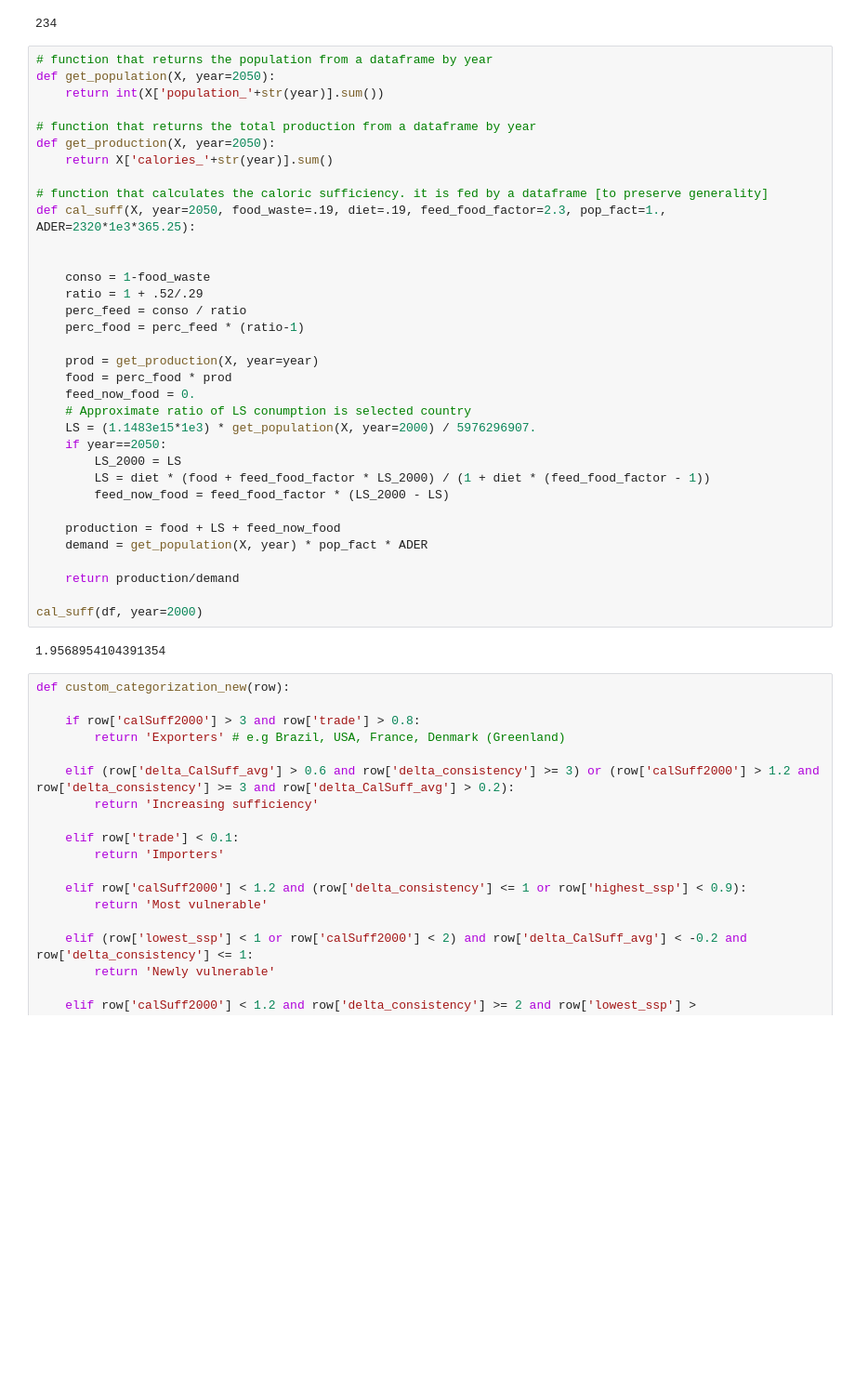
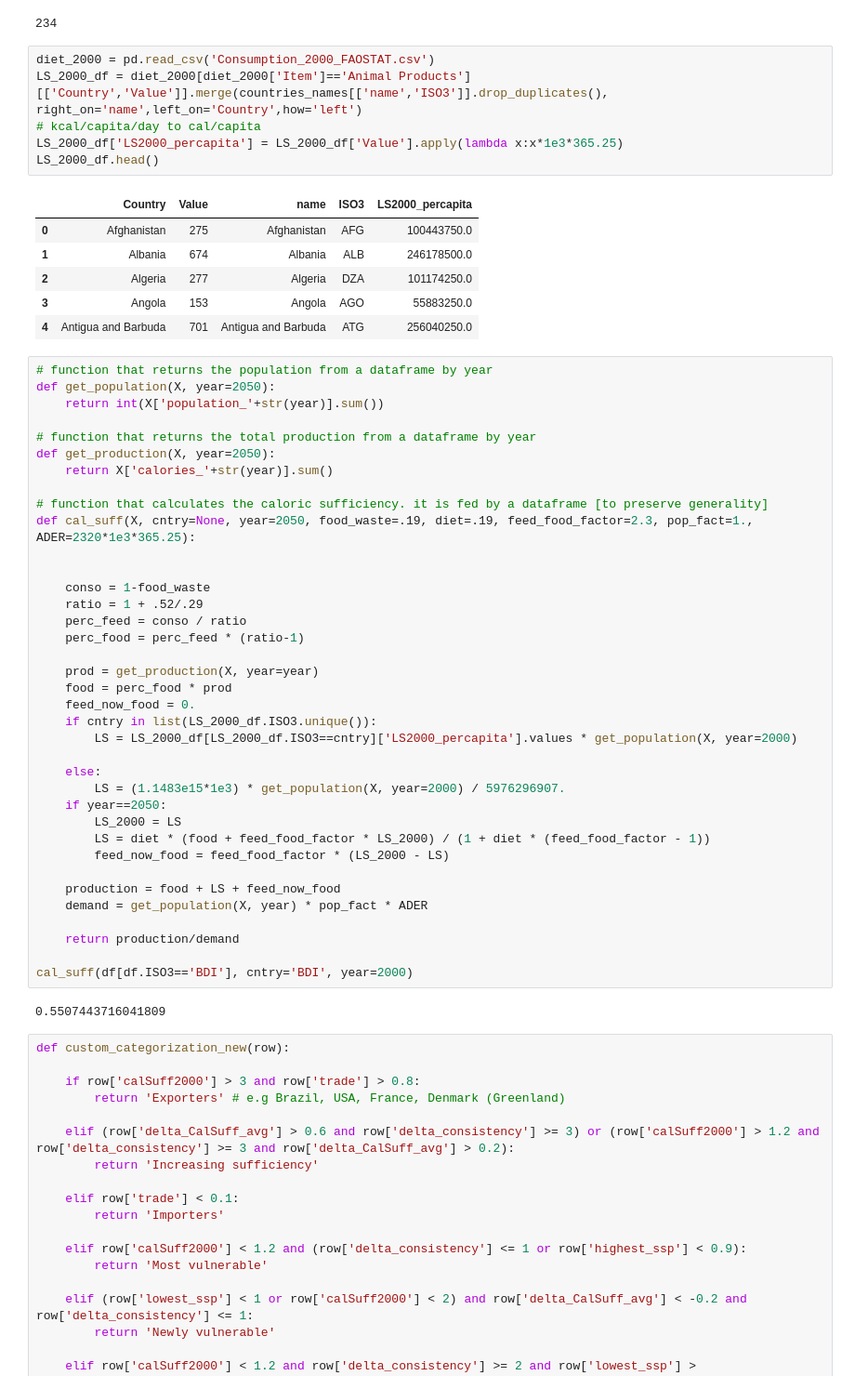
Before and after one commit to charlottegiseleweil/future-food-sufficiency, a Jupyter notebook: sufficiencies/SA_MC_caloric_sufficiency.ipynb, the cells around one changed output. Shown at 93% size. Drawn from its saved outputs; the diff is of its cells as text; blank space fills up the shorter version.

Commit message:
new cal_suff with FAO

```diff
--- a/sufficiencies/SA_MC_caloric_sufficiency.ipynb
+++ b/sufficiencies/SA_MC_caloric_sufficiency.ipynb
@@ -78,6 +78,19 @@ df.head()
 len(df.ISO3.unique())
 # %% [output]
 234
+# %%
+diet_2000 = pd.read_csv('Consumption_2000_FAOSTAT.csv')
+LS_2000_df = diet_2000[diet_2000['Item']=='Animal Products'][['Country','Value']].merge(countries_names[['name','ISO3']].drop_duplicates(), right_on='name',left_on='Country',how='left')
+# kcal/capita/day to cal/capita
+LS_2000_df['LS2000_percapita'] = LS_2000_df['Value'].apply(lambda x:x*1e3*365.25)
+LS_2000_df.head()
+# %% [output]
+|  | Country | Value | name | ISO3 | LS2000_percapita |
+| 0 | Afghanistan | 275 | Afghanistan | AFG | 100443750.0 |
+| 1 | Albania | 674 | Albania | ALB | 246178500.0 |
+| 2 | Algeria | 277 | Algeria | DZA | 101174250.0 |
+| 3 | Angola | 153 | Angola | AGO | 55883250.0 |
+| 4 | Antigua and Barbuda | 701 | Antigua and Barbuda | ATG | 256040250.0 |
 # %%
 # function that returns the population from a dataframe by year
 def get_population(X, year=2050):
@@ -88,7 +101,7 @@ def get_production(X, year=2050):
     return X['calories_'+str(year)].sum()
 
 # function that calculates the caloric sufficiency. it is fed by a dataframe [to preserve generality]
-def cal_suff(X, year=2050, food_waste=.19, diet=.19, feed_food_factor=2.3, pop_fact=1., ADER=2320*1e3*365.25):
+def cal_suff(X, cntry=None, year=2050, food_waste=.19, diet=.19, feed_food_factor=2.3, pop_fact=1., ADER=2320*1e3*365.25):
 
 
     conso = 1-food_waste
@@ -99,8 +112,11 @@ def cal_suff(X, year=2050, food_waste=.19, diet=.19, feed_food_factor=2.3, pop_f
     prod = get_production(X, year=year)
     food = perc_food * prod
     feed_now_food = 0.
-    # Approximate ratio of LS conumption is selected country
-    LS = (1.1483e15*1e3) * get_population(X, year=2000) / 5976296907.
+    if cntry in list(LS_2000_df.ISO3.unique()):
+        LS = LS_2000_df[LS_2000_df.ISO3==cntry]['LS2000_percapita'].values * get_population(X, year=2000)
+
+    else:
+        LS = (1.1483e15*1e3) * get_population(X, year=2000) / 5976296907.
     if year==2050:
         LS_2000 = LS
         LS = diet * (food + feed_food_factor * LS_2000) / (1 + diet * (feed_food_factor - 1))
@@ -111,9 +127,9 @@ def cal_suff(X, year=2050, food_waste=.19, diet=.19, feed_food_factor=2.3, pop_f
 
     return production/demand
 
-cal_suff(df, year=2000)
+cal_suff(df[df.ISO3=='BDI'], cntry='BDI', year=2000)
 # %% [output]
-1.9568954104391354
+0.5507443716041809
 # %%
 def custom_categorization_new(row):
 
```
Also changed, not shown: parts of 5 cells of this notebook.
